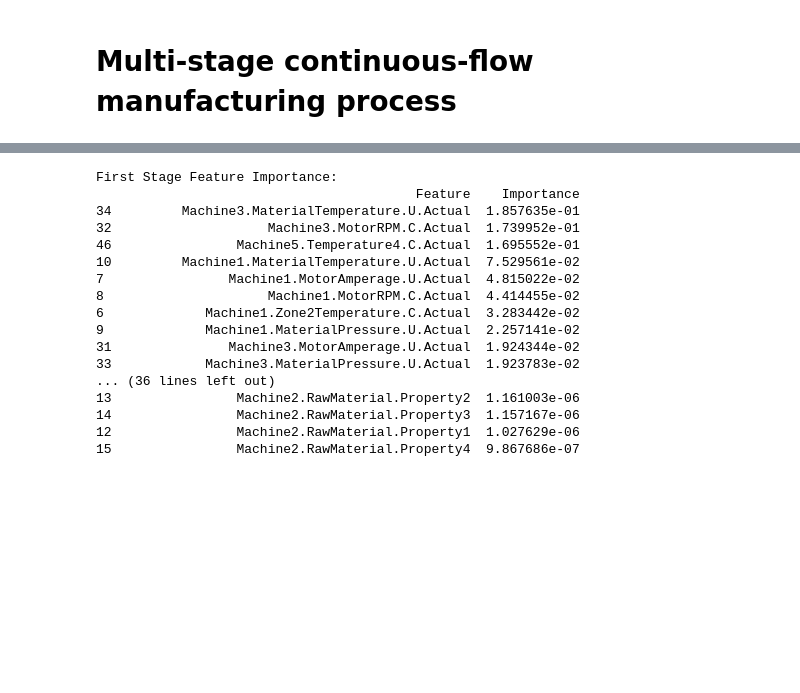
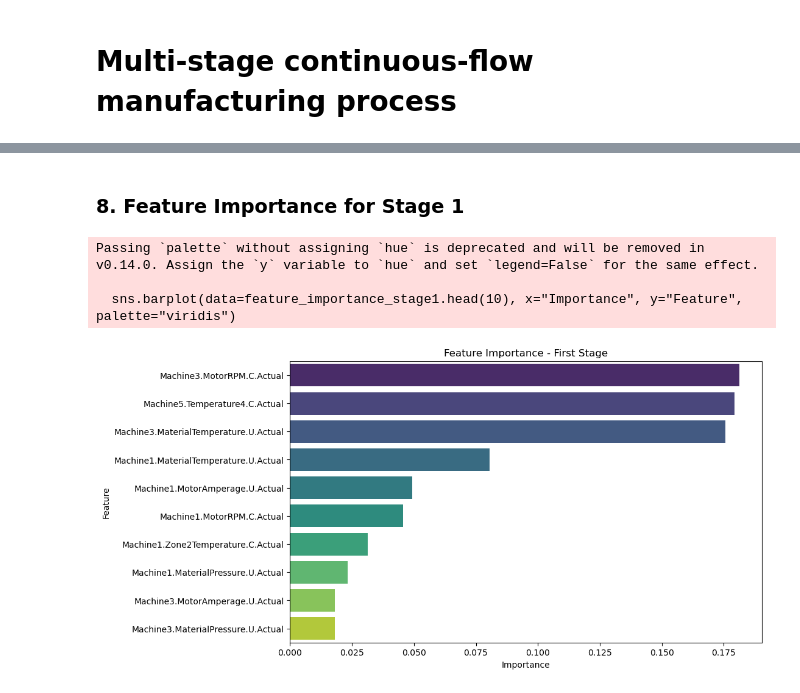
Before and after one commit to MiltonGreat/Process-Optimization, a Jupyter notebook: Manufacturing Process.ipynb, the cells around one changed output, grey strips where cells are left out. Drawn from its saved outputs; the diff is of its cells as text; code cells hidden in the pictures; blank space fills up the shorter version.

```diff
--- a/Manufacturing Process.ipynb
+++ b/Manufacturing Process.ipynb
@@ -52,0 +118,16 @@ Length: 116, dtype: int64
+# %%
+actual_cols = [col for col in data.columns if ".Actual" in col]
+setpoint_cols = [col.replace("Actual", "Setpoint") for col in actual_cols]
+
+# Check for any missing setpoints
+missing_setpoints = [setpoint for setpoint in setpoint_cols if setpoint not in data.columns]
+if missing_setpoints:
+    print(f"Warning: Missing setpoint columns for the following actual columns: {missing_setpoints}")
+
+# Calculate the differences where setpoints are available
+for actual, setpoint in zip(actual_cols, setpoint_cols):
+    if setpoint in data.columns:
+        data[f"{actual}_diff"] = data[actual] - data[setpoint]
+
+# Optional: Check new feature
+print(f"New Features Added: {data.columns[-len(actual_cols):]}")  # Print the newly added '_diff' columns
@@ -127,0 +204,14 @@ R²: 0.6864427665911382
+# %%
+# Train-Test Split for Stage 1
+X_stage1 = data[input_features]
+y_stage1 = data[first_stage_outputs]
+X_train_stage1, X_test_stage1, y_train_stage1, y_test_stage1 = train_test_split(X_stage1, y_stage1, test_size=0.2, random_state=42)
+
+# Scale Features
+scaler = StandardScaler()
+X_train_stage1_scaled = scaler.fit_transform(X_train_stage1)
+X_test_stage1_scaled = scaler.transform(X_test_stage1)
+
+# Train Random Forest Model for Stage 1
+rf_model_stage1 = RandomForestRegressor(random_state=42, n_estimators=100)  # Define the model
+rf_model_stage1.fit(X_train_stage1_scaled, y_train_stage1)  # Train the model
@@ -128,27 +248,16 @@ R²: 0.6864427665911382
+# %% [markdown]
+### 8. Feature Importance for Stage 1
 # %%
-# Feature importance for the first stage
+# Feature Importance for Stage 1
 importance_stage1 = rf_model_stage1.feature_importances_
-feature_importance_stage1 = pd.DataFrame(
-    {"Feature": X_stage1.columns, "Importance": importance_stage1}
-).sort_values(by="Importance", ascending=False)
-
-print("\nFirst Stage Feature Importance:")
-print(feature_importance_stage1)
+feature_importance_stage1 = pd.DataFrame({"Feature": X_stage1.columns, "Importance": importance_stage1})
+feature_importance_stage1 = feature_importance_stage1.sort_values(by="Importance", ascending=False)
+plt.figure(figsize=(10, 6))
+sns.barplot(data=feature_importance_stage1.head(10), x="Importance", y="Feature", palette="viridis")
+plt.title("Feature Importance - First Stage")
+plt.show()
 # %% [output]
-First Stage Feature Importance:
-                                         Feature    Importance
-34         Machine3.MaterialTemperature.U.Actual  1.857635e-01
-32                    Machine3.MotorRPM.C.Actual  1.739952e-01
-46                Machine5.Temperature4.C.Actual  1.695552e-01
-10         Machine1.MaterialTemperature.U.Actual  7.529561e-02
-7                Machine1.MotorAmperage.U.Actual  4.815022e-02
-8                     Machine1.MotorRPM.C.Actual  4.414455e-02
-6             Machine1.Zone2Temperature.C.Actual  3.283442e-02
-9             Machine1.MaterialPressure.U.Actual  2.257141e-02
-31               Machine3.MotorAmperage.U.Actual  1.924344e-02
-33            Machine3.MaterialPressure.U.Actual  1.923783e-02
-... (36 lines left out)
-13                Machine2.RawMaterial.Property2  1.161003e-06
-14                Machine2.RawMaterial.Property3  1.157167e-06
-12                Machine2.RawMaterial.Property1  1.027629e-06
-15                Machine2.RawMaterial.Property4  9.867686e-07
+Passing `palette` without assigning `hue` is deprecated and will be removed in v0.14.0. Assign the `y` variable to `hue` and set `legend=False` for the same effect.
+
+  sns.barplot(data=feature_importance_stage1.head(10), x="Importance", y="Feature", palette="viridis")
+[figure, added]
```
Also changed, not shown: parts of 37 cells of this notebook.
